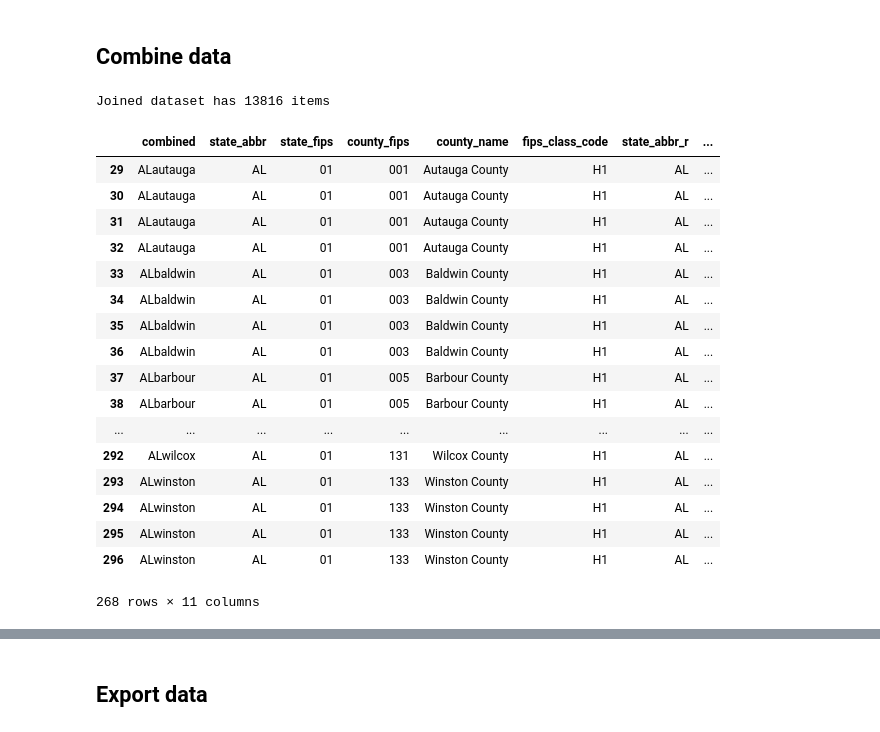
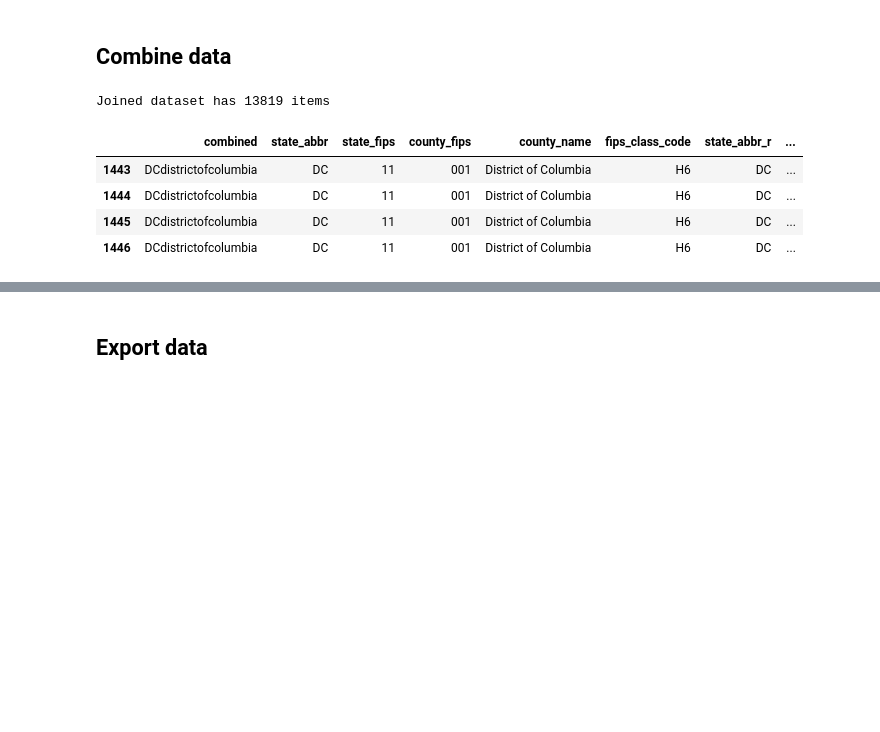
Before and after one commit to tonmcg/US_County_Level_Election_Results_08-20, a Jupyter notebook: 2016_US_County_Level_Presidential_Results.ipynb, the cells around one changed output, grey strips where cells are left out. Saved outputs shown, nothing was run; the diff lists cells and outputs as text; code cells hidden in the pictures; blank space fills up the shorter version.

```diff
--- a/2016_US_County_Level_Presidential_Results.ipynb
+++ b/2016_US_County_Level_Presidential_Results.ipynb
@@ -90,3 +77,6 @@ townhall[townhall['state_abbr'] == 'MD']
+# %%
+# fix for townhall Washington D.C. 'county name' to match census data 'county name'
+townhall.loc[townhall['state_abbr'] == 'DC', 'county_name'] = 'District of Columbia'
 # %%
 # strip out state abbreviations and county names from townhall
 townhall_counties = townhall[['state_abbr','county_name']].drop_duplicates().reset_index().drop('index',1)
@@ -271,34 +175,21 @@ census[census['state_abbr'] == 'MD']
 # %%
 # join census and townhall data on the 'combined' column
 right = townhall.set_index('combined')
 left = census.set_index('combined')
 
 combined = left.join(right, lsuffix='', rsuffix='_r')
 combined = combined.reset_index()
 print('Joined dataset has ' + str(combined.shape[0]) + ' items')
 
 # view data by selected state
-combined[combined['state_abbr'] == 'AL']
+combined[combined['state_abbr'] == 'DC']
 # %% [output]
-Joined dataset has 13816 items
+Joined dataset has 13819 items
 |  | combined | state_abbr | state_fips | county_fips | county_name | fips_class_code | state_abbr_r | ... |
-| 29 | ALautauga | AL | 01 | 001 | Autauga County | H1 | AL | ... |
-| 30 | ALautauga | AL | 01 | 001 | Autauga County | H1 | AL | ... |
-| 31 | ALautauga | AL | 01 | 001 | Autauga County | H1 | AL | ... |
-| 32 | ALautauga | AL | 01 | 001 | Autauga County | H1 | AL | ... |
-| 33 | ALbaldwin | AL | 01 | 003 | Baldwin County | H1 | AL | ... |
-| 34 | ALbaldwin | AL | 01 | 003 | Baldwin County | H1 | AL | ... |
-| 35 | ALbaldwin | AL | 01 | 003 | Baldwin County | H1 | AL | ... |
-| 36 | ALbaldwin | AL | 01 | 003 | Baldwin County | H1 | AL | ... |
-| 37 | ALbarbour | AL | 01 | 005 | Barbour County | H1 | AL | ... |
-| 38 | ALbarbour | AL | 01 | 005 | Barbour County | H1 | AL | ... |
-| ... | ... | ... | ... | ... | ... | ... | ... | ... |
-| 292 | ALwilcox | AL | 01 | 131 | Wilcox County | H1 | AL | ... |
-| 293 | ALwinston | AL | 01 | 133 | Winston County | H1 | AL | ... |
-| 294 | ALwinston | AL | 01 | 133 | Winston County | H1 | AL | ... |
-| 295 | ALwinston | AL | 01 | 133 | Winston County | H1 | AL | ... |
-| 296 | ALwinston | AL | 01 | 133 | Winston County | H1 | AL | ... |
+| 1443 | DCdistrictofcolumbia | DC | 11 | 001 | District of Columbia | H6 | DC | ... |
+| 1444 | DCdistrictofcolumbia | DC | 11 | 001 | District of Columbia | H6 | DC | ... |
+| 1445 | DCdistrictofcolumbia | DC | 11 | 001 | District of Columbia | H6 | DC | ... |
+| 1446 | DCdistrictofcolumbia | DC | 11 | 001 | District of Columbia | H6 | DC | ... |
-268 rows × 11 columns
 # %%
 # return unique dataset
 county_level_combined = combined.drop_duplicates()
```
Also changed, not shown: parts of 12 cells of this notebook, 1 other file.
